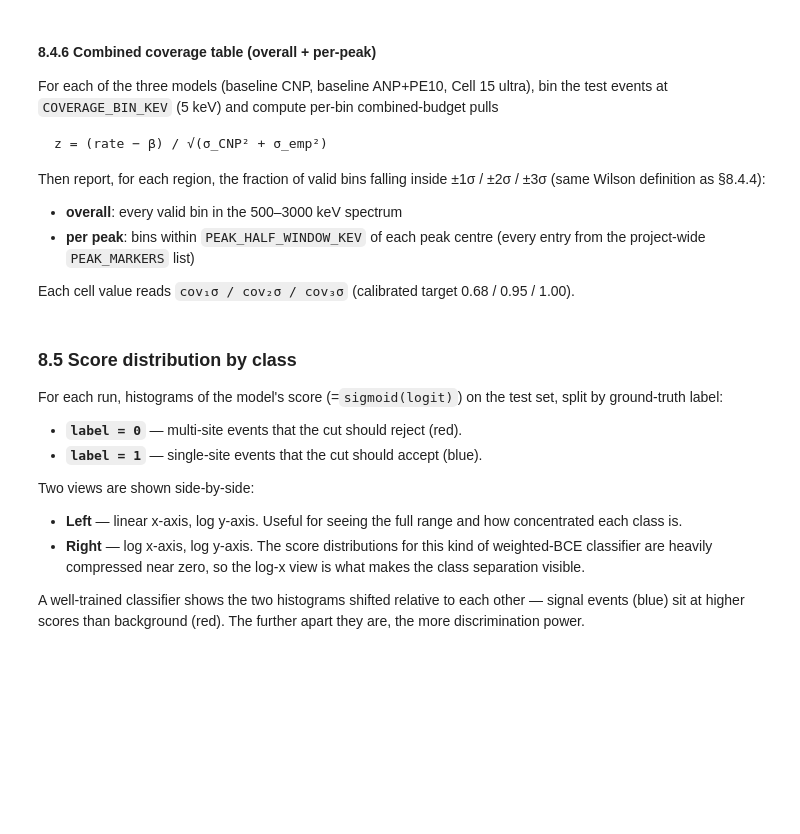
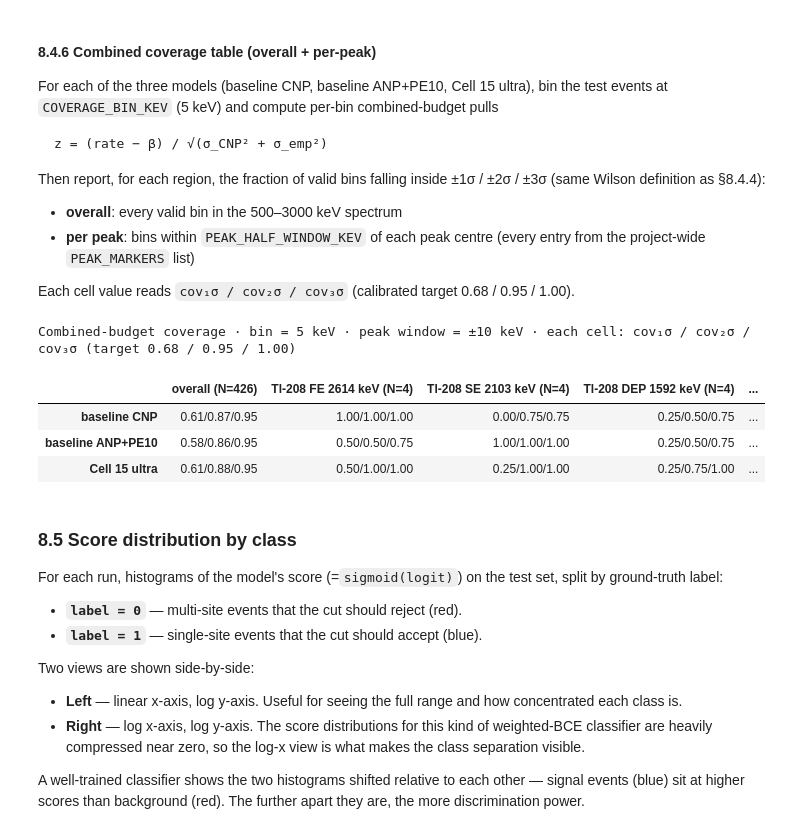
Before and after one commit to Galileo-Sandbox/MAJORANA_ACP, a Jupyter notebook: notebooks/data_visualization.ipynb, the cells around one changed output. Cells and saved outputs as stored; diff of their text form; code cells hidden in the pictures; blank space fills up the shorter version.

```diff
--- a/notebooks/data_visualization.ipynb
+++ b/notebooks/data_visualization.ipynb
@@ -1570,37 +1620,44 @@ def _coverage(z, mask):
     n = int(sel.sum())
     if n == 0:
         return np.nan, np.nan, np.nan, 0
     az = np.abs(z[sel])
     return float((az <= 1).mean()), float((az <= 2).mean()), float((az <= 3).mean()), n
 
 
 # Build the table.
 import pandas as pd
 records = {}
 for label, paradigm in _COVERAGE_MODELS.items():
     centers, z, n_total = _per_bin_z(paradigm)
     if z is None:
         continue
     row = {}
     c1, c2, c3, n_all = _coverage(z, n_total > 0)
     row[f"overall (N={n_all})"] = f"{c1:.2f}/{c2:.2f}/{c3:.2f}"
     for pk_label, pk_kev in PEAK_MARKERS:
-        m = (np.abs(centers - pk_kev) <= PEAK_HALF_WINDOW_KEV) & (n_total > 0)
-        c1, c2, c3, n_pk = _coverage(z, m)
-        col = f"{pk_label}\n{int(pk_kev)} keV (N={n_pk})"
-        row[col] = f"{c1:.2f}/{c2:.2f}/{c3:.2f}"
+        if pk_kev > 1500:
+            m = (np.abs(centers - pk_kev) <= PEAK_HALF_WINDOW_KEV) & (n_total > 0)
+            c1, c2, c3, n_pk = _coverage(z, m)
+            col = f"{pk_label}\n{int(pk_kev)} keV (N={n_pk})"
+            row[col] = f"{c1:.2f}/{c2:.2f}/{c3:.2f}"
     records[label] = row
 
 df_cov = pd.DataFrame.from_dict(records, orient="index")
 
 caption = (
     f"Combined-budget coverage  ·  bin = {COVERAGE_BIN_KEV:g} keV  ·  "
     f"peak window = ±{PEAK_HALF_WINDOW_KEV:g} keV  ·  "
     "each cell: cov₁σ / cov₂σ / cov₃σ  (target 0.68 / 0.95 / 1.00)"
 )
 display(df_cov.style.set_caption(caption).set_properties(**{
     "text-align": "center", "font-family": "monospace", "font-size": "10pt",
 }))
+# %% [output]
+Combined-budget coverage · bin = 5 keV · peak window = ±10 keV · each cell: cov₁σ / cov₂σ / cov₃σ (target 0.68 / 0.95 / 1.00)
+|  | overall (N=426) | Tl-208 FE 2614 keV (N=4) | Tl-208 SE 2103 keV (N=4) | Tl-208 DEP 1592 keV (N=4) | ... |
+| baseline CNP | 0.61/0.87/0.95 | 1.00/1.00/1.00 | 0.00/0.75/0.75 | 0.25/0.50/0.75 | ... |
+| baseline ANP+PE10 | 0.58/0.86/0.95 | 0.50/0.50/0.75 | 1.00/1.00/1.00 | 0.25/0.50/0.75 | ... |
+| Cell 15 ultra | 0.61/0.88/0.95 | 0.50/1.00/1.00 | 0.25/1.00/1.00 | 0.25/0.75/1.00 | ... |
 # %% [markdown]
 ### 8.5 Score distribution by class
 
```
Also changed, not shown: parts of 7 cells of this notebook, 2 other files.
